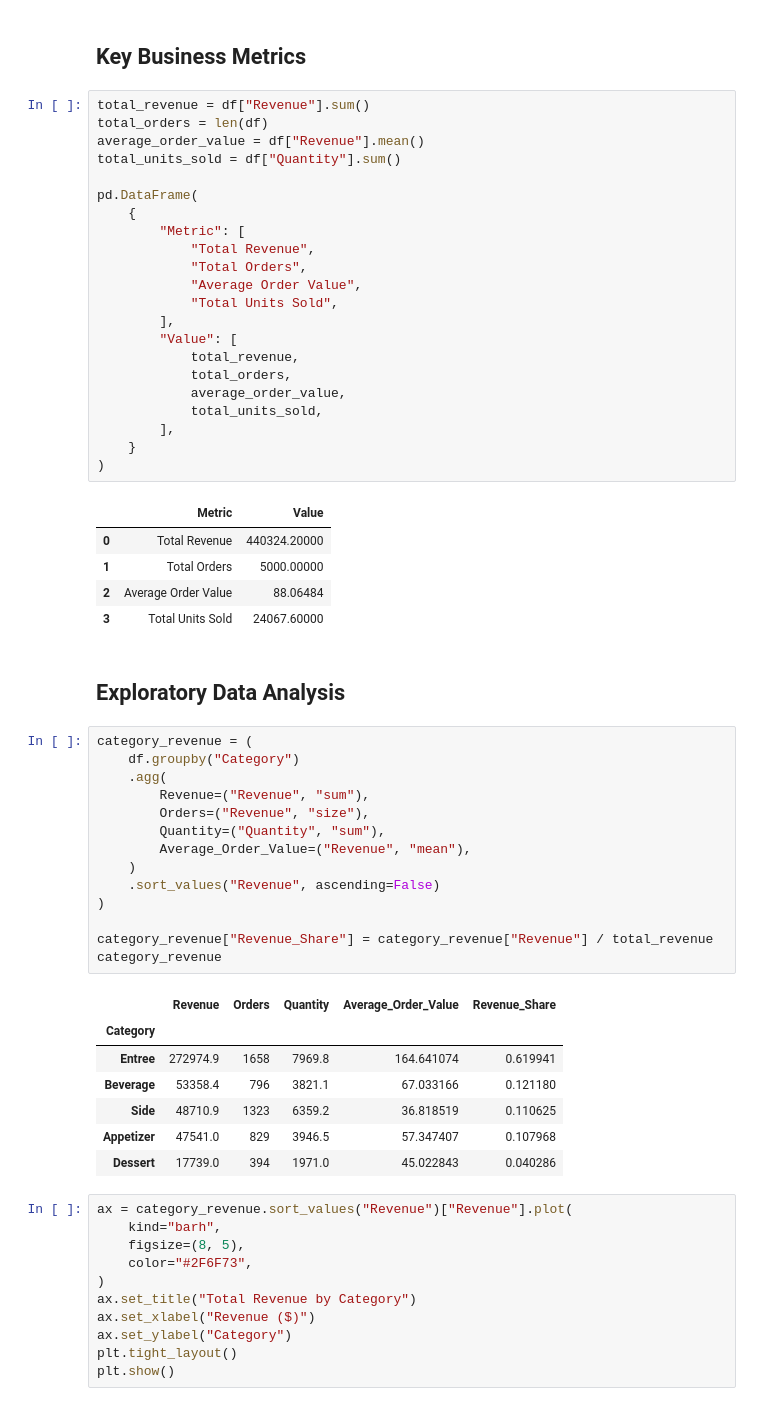
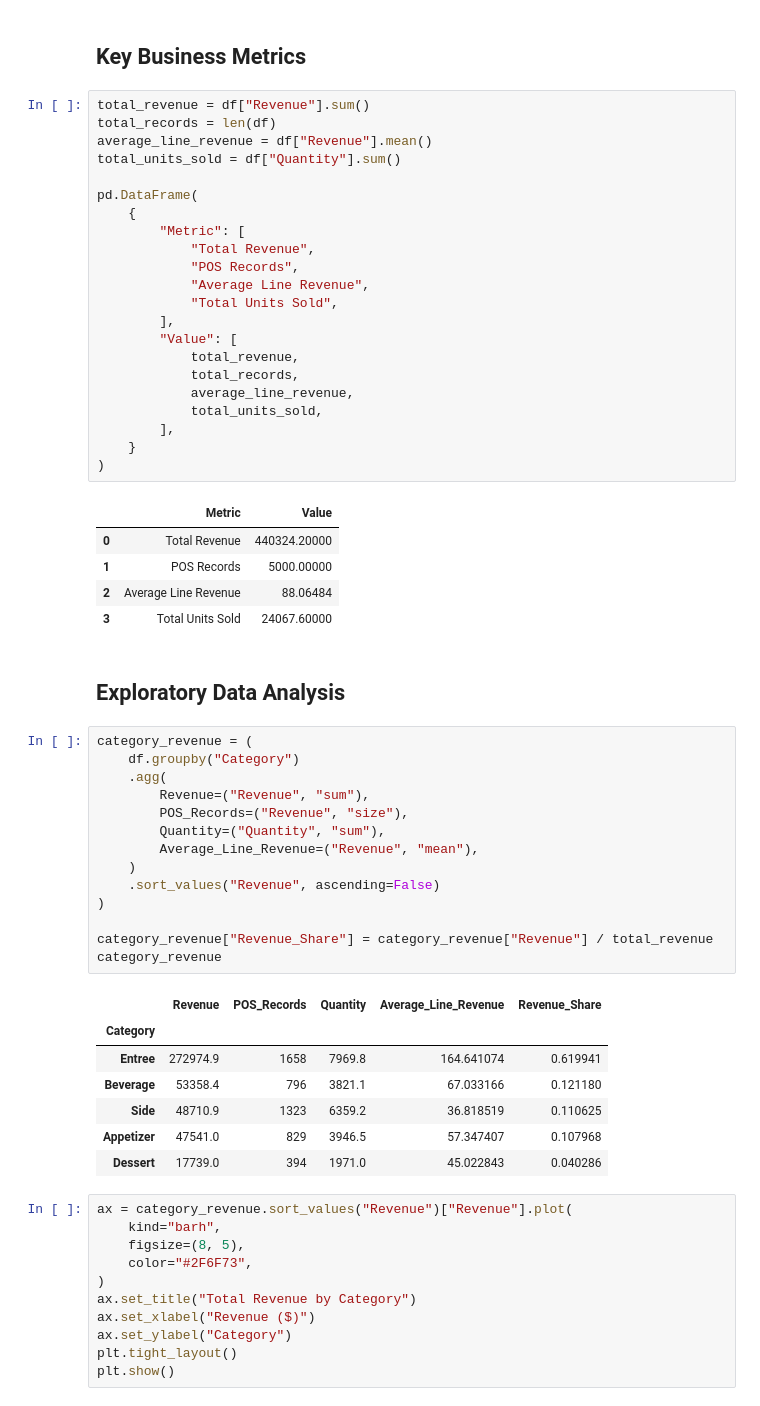
Before and after one commit to antoguarr/RestaurantAnalytics, a Jupyter notebook: notebooks/eda.ipynb, the cells around one changed output. Cells and saved outputs as stored; diff of their text form.

```diff
--- a/notebooks/eda.ipynb
+++ b/notebooks/eda.ipynb
@@ -95,31 +95,31 @@ np.int64(0)
 ## Key Business Metrics
 # %%
 total_revenue = df["Revenue"].sum()
-total_orders = len(df)
-average_order_value = df["Revenue"].mean()
+total_records = len(df)
+average_line_revenue = df["Revenue"].mean()
 total_units_sold = df["Quantity"].sum()
 
 pd.DataFrame(
     {
         "Metric": [
             "Total Revenue",
-            "Total Orders",
-            "Average Order Value",
+            "POS Records",
+            "Average Line Revenue",
             "Total Units Sold",
         ],
         "Value": [
             total_revenue,
-            total_orders,
-            average_order_value,
+            total_records,
+            average_line_revenue,
             total_units_sold,
         ],
     }
 )
 # %% [output]
 |  | Metric | Value |
 | 0 | Total Revenue | 440324.20000 |
-| 1 | Total Orders | 5000.00000 |
-| 2 | Average Order Value | 88.06484 |
+| 1 | POS Records | 5000.00000 |
+| 2 | Average Line Revenue | 88.06484 |
 | 3 | Total Units Sold | 24067.60000 |
 # %% [markdown]
 ## Exploratory Data Analysis
@@ -128,9 +128,9 @@ category_revenue = (
     df.groupby("Category")
     .agg(
         Revenue=("Revenue", "sum"),
-        Orders=("Revenue", "size"),
+        POS_Records=("Revenue", "size"),
         Quantity=("Quantity", "sum"),
-        Average_Order_Value=("Revenue", "mean"),
+        Average_Line_Revenue=("Revenue", "mean"),
     )
     .sort_values("Revenue", ascending=False)
 )
@@ -138,7 +138,7 @@ category_revenue = (
 category_revenue["Revenue_Share"] = category_revenue["Revenue"] / total_revenue
 category_revenue
 # %% [output]
-|  | Revenue | Orders | Quantity | Average_Order_Value | Revenue_Share |
+|  | Revenue | POS_Records | Quantity | Average_Line_Revenue | Revenue_Share |
 | Category |  |  |  |  |  |
 | Entree | 272974.9 | 1658 | 7969.8 | 164.641074 | 0.619941 |
 | Beverage | 53358.4 | 796 | 3821.1 | 67.033166 | 0.121180 |
```
Also changed, not shown: parts of 9 cells of this notebook, 16 other files.
